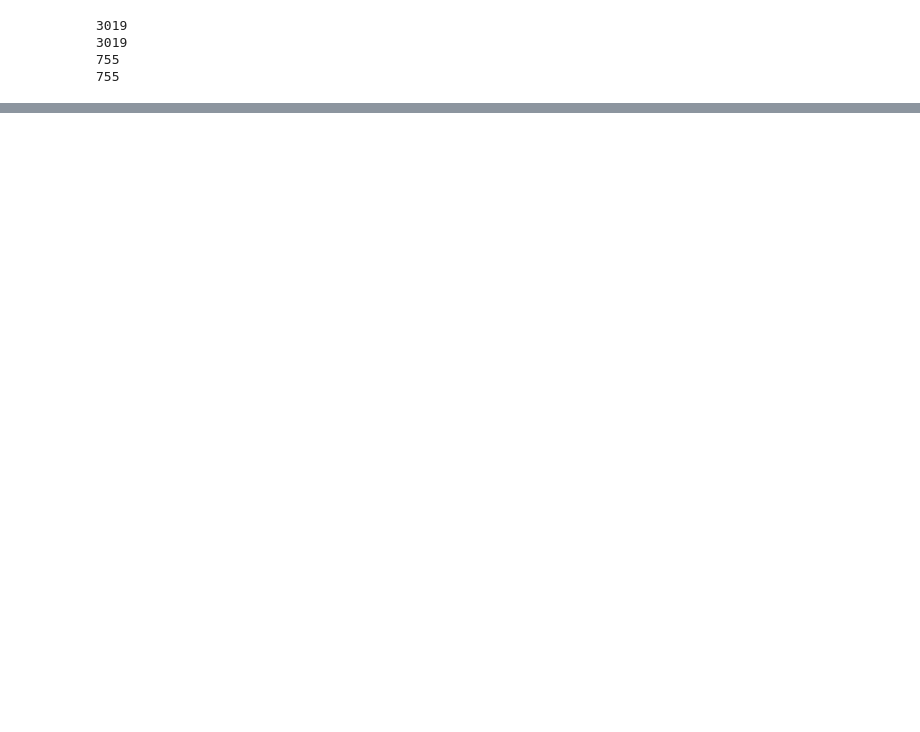
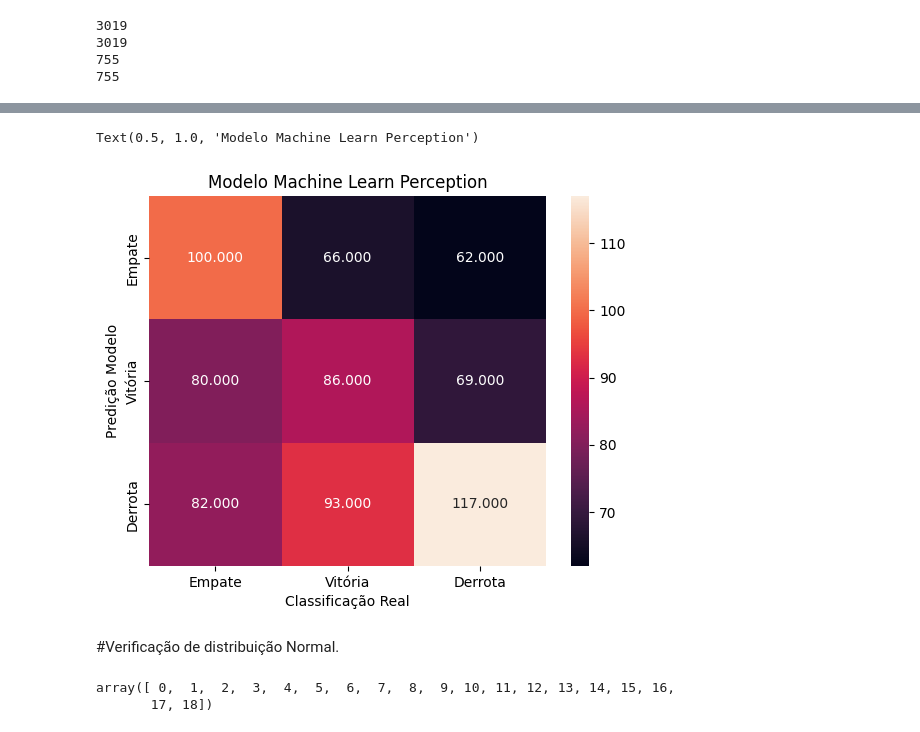
Before and after one commit to paulopetrillo/PROJETO_IFMA_SOFTEX, a Jupyter notebook: PROJETO_IFMA_SOFTEX_2024_01_02.ipynb, the cells around one changed output, grey strips where cells are left out. Drawn from its saved outputs; the diff is of its cells as text; code cells hidden in the pictures; blank space fills up the shorter version.

Commit message:
Visao vitoria visvit

```diff
--- a/PROJETO_IFMA_SOFTEX_2024_01_02.ipynb
+++ b/PROJETO_IFMA_SOFTEX_2024_01_02.ipynb
@@ -208,3 +244,10 @@ dtype: int64
+# %%
+# Divide os dados em conjuntos de treinamento e teste (executado oversample)
+X_train, X_test, y_train, y_test = train_test_split(X_resampled,
+                                                    y_resampled,
+                                                #    random_state=42,
+                                                    test_size=0.2
+                                                    )
 # %%
 print(len(X_train))
 print(len(y_train))
@@ -285,0 +330,22 @@ Acurácia do teste: 0.390728
+# %%
+#imprimir a Matriz de Confusão para Machine Learn Perception
+mlp_y_pred = mlp.predict(X_test)
+
+mlp_cm = metrics.confusion_matrix(mlp_y_pred, y_test)
+
+sns.heatmap(mlp_cm, annot=True, fmt='.3f', xticklabels = ["Empate", "Vitória", "Derrota"] , yticklabels = ["Empate", "Vitória", "Derrota"] )
+
+plt.ylabel('Predição Modelo')
+plt.xlabel('Classificação Real')
+plt.title('Modelo Machine Learn Perception')
+# %% [output]
+Text(0.5, 1.0, 'Modelo Machine Learn Perception')
+[figure, added]
+# %% [markdown]
+#Verificação de distribuição Normal.
+# %%
+# Verifica os valores de Poder de ataque mandante para definir a quantidade de intervalos no histograma.
+DataFrame_Geral_visvit['poder_ataque_time_mandante'].sort_values().unique()
+# %% [output]
+array([ 0,  1,  2,  3,  4,  5,  6,  7,  8,  9, 10, 11, 12, 13, 14, 15, 16,
+       17, 18])
```
Also changed, not shown: parts of 30 cells of this notebook.
